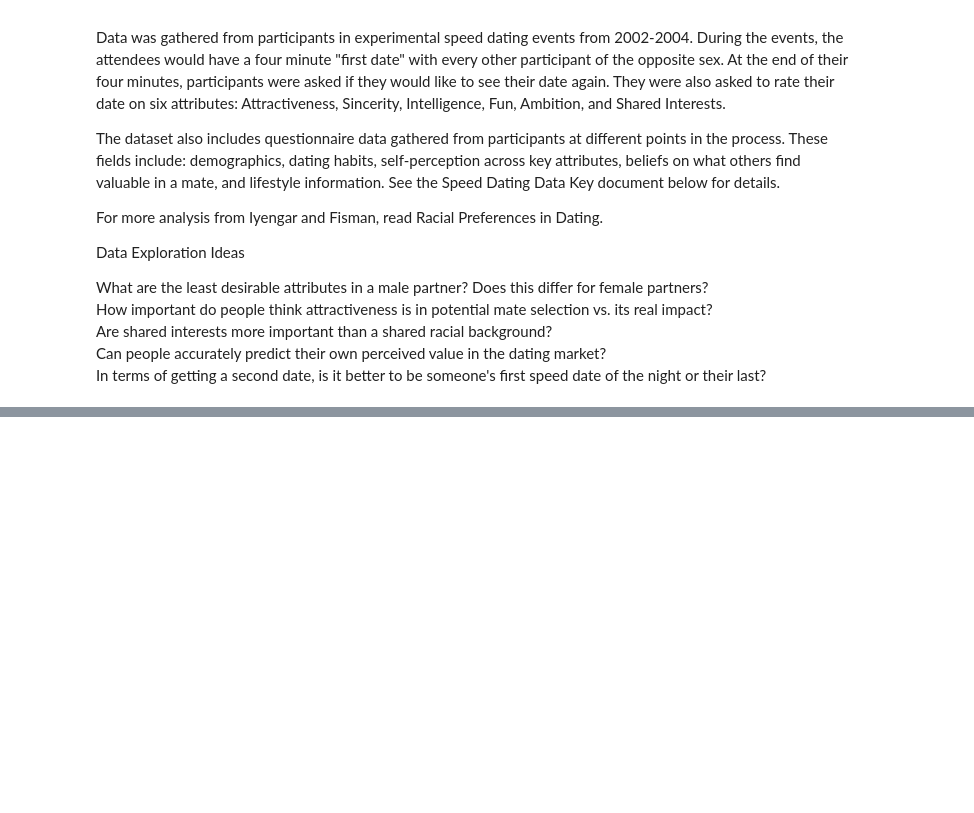
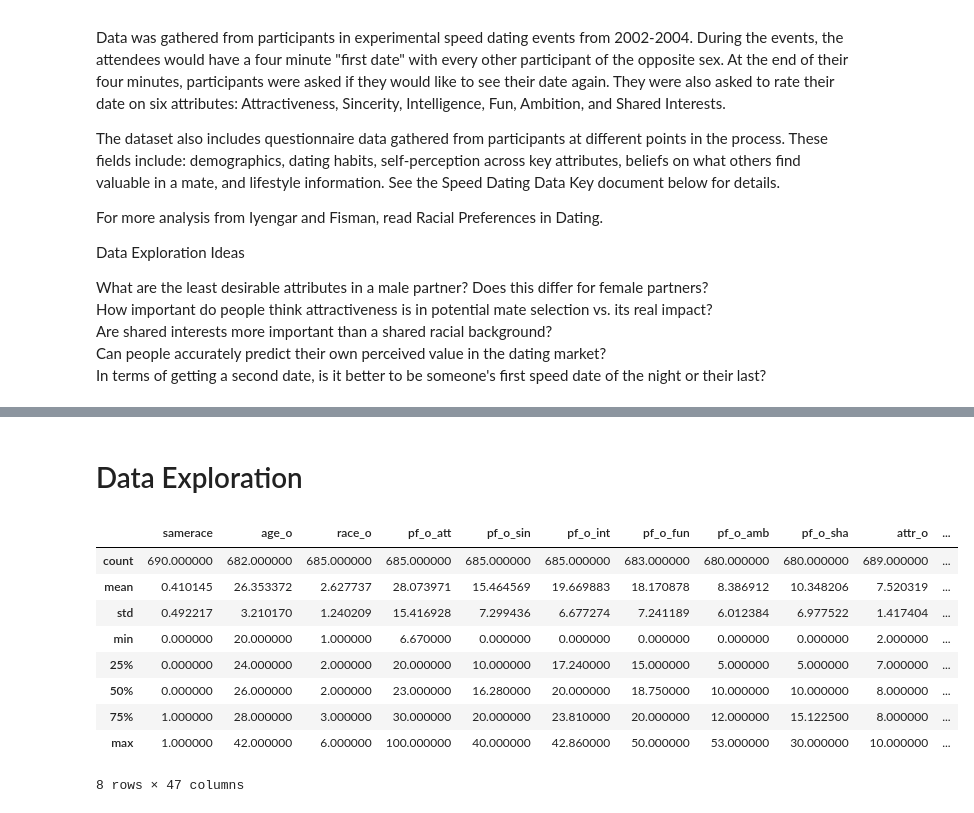
Before and after one commit to fiatveritas/Portfolio, a Jupyter notebook: Udacity_Project_5_Capstone/Love_At_First_Sight.ipynb, the cells around one changed output, grey strips where cells are left out. Saved outputs shown, nothing was run; the diff lists cells and outputs as text; code cells hidden in the pictures; blank space fills up the shorter version.

```diff
--- a/Udacity_Project_5_Capstone/Love_At_First_Sight.ipynb
+++ b/Udacity_Project_5_Capstone/Love_At_First_Sight.ipynb
@@ -18,0 +33,3 @@ In terms of getting a second date, is it better to be someone's first speed date
+# %%
+data = pd.read_csv("Speed Dating Data.csv")
+print "This set has {} data points and {} features.".format(*data.shape)
@@ -18,0 +495,28 @@ In terms of getting a second date, is it better to be someone's first speed date
+# %% [markdown]
+<h1>Data Exploration</h1>
+# %%
+matches = data[data['match'] == 1].copy()
+# %%
+classifier_features = ["iid", "gender",  "wave", "pid", "samerace", "age_o", "race_o", "pf_o_att", "pf_o_sin",
+                       "pf_o_int", "pf_o_fun", "pf_o_amb", "pf_o_sha", "attr_o", "sinc_o", "intel_o", "fun_o",
+                       "amb_o", "shar_o", "like_o", "attr_", "sinc_", "intel_", "fun_",
+                       "amb_", "shar_", "like_", "age", "race", "imprace", "imprelig", "income",
+                       "goal", "go_out", "sports", "tvsports", "exercise", "dining", "museums", "art", "hiking", "gaming",
+                       "clubbing", "reading", "tv", "theater", "movies", "concerts", "music", "shopping", "yoga", "dec_o", "dec", "match"]
+new_stuff = pd.DataFrame(data = matches, columns = classifier_features)
+# %%
+women_matched = new_stuff.copy()
+women_matched = women_matched[women_matched['gender'] == 0]
+women_matched.drop(['iid', 'gender', 'wave', 'pid', 'dec_o', 'dec'], axis = 1).describe()
+#new_stuff[new_stuff[(new_stuff['gender'] == 0) & (new_stuff['match'] == 1)].columns[4:]].drop(['dec_o', 'dec'], axis = 1)
+# %% [output]
+|  | samerace | age_o | race_o | pf_o_att | pf_o_sin | pf_o_int | pf_o_fun | pf_o_amb | pf_o_sha | attr_o | ... |
+| count | 690.000000 | 682.000000 | 685.000000 | 685.000000 | 685.000000 | 685.000000 | 683.000000 | 680.000000 | 680.000000 | 689.000000 | ... |
+| mean | 0.410145 | 26.353372 | 2.627737 | 28.073971 | 15.464569 | 19.669883 | 18.170878 | 8.386912 | 10.348206 | 7.520319 | ... |
+| std | 0.492217 | 3.210170 | 1.240209 | 15.416928 | 7.299436 | 6.677274 | 7.241189 | 6.012384 | 6.977522 | 1.417404 | ... |
+| min | 0.000000 | 20.000000 | 1.000000 | 6.670000 | 0.000000 | 0.000000 | 0.000000 | 0.000000 | 0.000000 | 2.000000 | ... |
+| 25% | 0.000000 | 24.000000 | 2.000000 | 20.000000 | 10.000000 | 17.240000 | 15.000000 | 5.000000 | 5.000000 | 7.000000 | ... |
+| 50% | 0.000000 | 26.000000 | 2.000000 | 23.000000 | 16.280000 | 20.000000 | 18.750000 | 10.000000 | 10.000000 | 8.000000 | ... |
+| 75% | 1.000000 | 28.000000 | 3.000000 | 30.000000 | 20.000000 | 23.810000 | 20.000000 | 12.000000 | 15.122500 | 8.000000 | ... |
+| max | 1.000000 | 42.000000 | 6.000000 | 100.000000 | 40.000000 | 42.860000 | 50.000000 | 53.000000 | 30.000000 | 10.000000 | ... |
+8 rows × 47 columns
```
Also changed, not shown: parts of 57 cells of this notebook, 1 other file.
